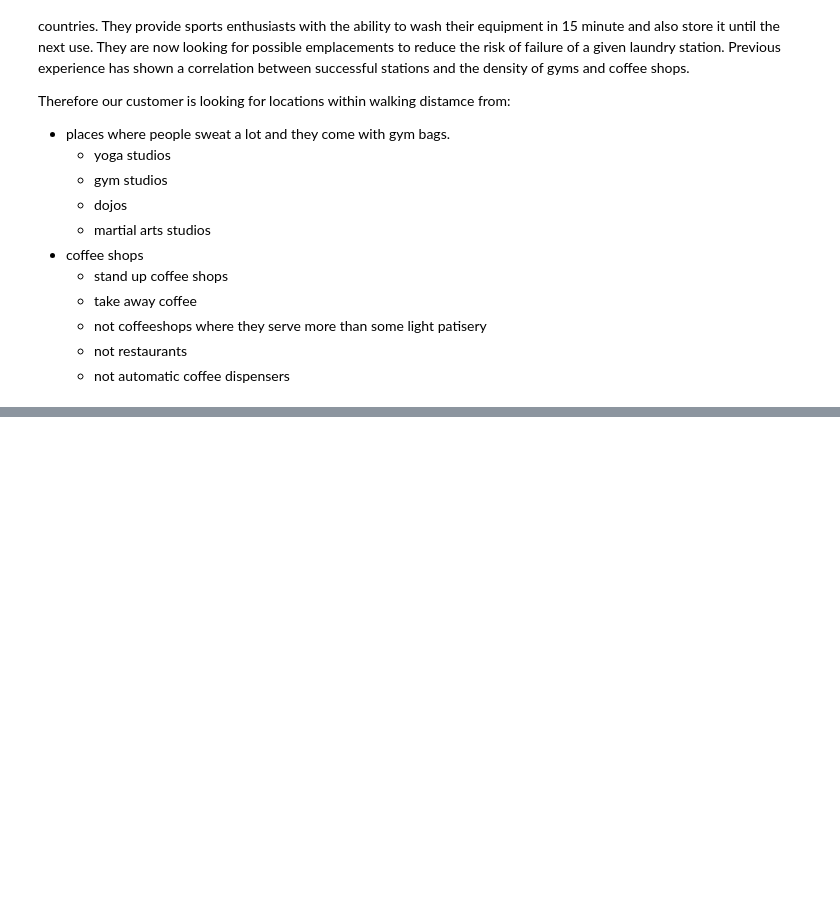
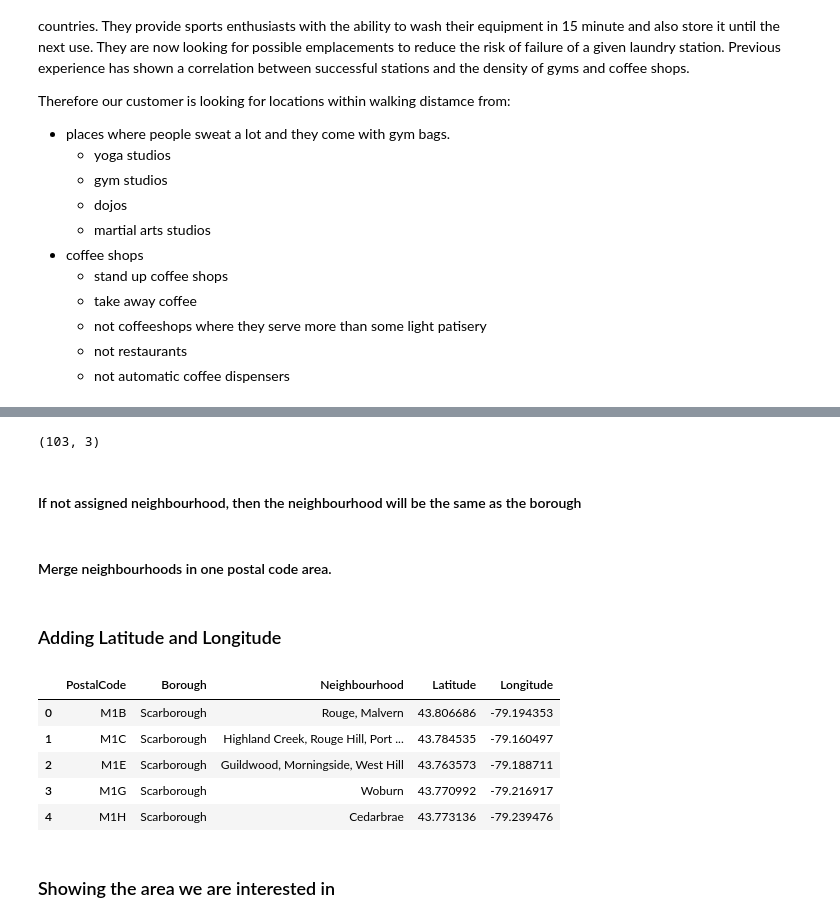
Before and after one commit to lupul-cel-bun/Coursera_Capstone, a Jupyter notebook: Data Science Capstone feb2019.ipynb, the cells around one changed output, grey strips where cells are left out. Saved outputs shown, nothing was run; the diff lists cells and outputs as text; code cells hidden in the pictures; blank space fills up the shorter version.

```diff
--- a/Data Science Capstone feb2019.ipynb
+++ b/Data Science Capstone feb2019.ipynb
@@ -35,0 +83,10 @@ from sklearn import preprocessing
+# %%
+#The dataframe will consist of three columns: PostalCode, Borough, and Neighbourhood
+df = pd.DataFrame(wiki[0])
+df.rename(columns=df.iloc[0])
+df = df.drop(df.index[0])
+df.rename(index=str, columns={0: 'PostalCode',
+                             1: 'Borough',
+                             2: 'Neighbourhood'},
+          inplace=True)
+df.head()
@@ -35,0 +102,7 @@ from sklearn import preprocessing
+# %%
+df.replace({'Borough': 'Not assigned' },
+           np.nan,
+           inplace = True)
+df.dropna(subset=["Borough"],
+          inplace=True)
+df.head()
@@ -35,0 +116,31 @@ from sklearn import preprocessing
+# %%
+print(df.shape)
+# %% [output]
+(103, 3)
+# %% [markdown]
+#### If not assigned neighbourhood, then the neighbourhood will be the same as the borough
+# %%
+df['Neighbourhood'] = np.where(df['Neighbourhood'] == 'Not assigned',
+                               df['Borough'],
+                               df['Neighbourhood'])
+assert(df.loc[df['Neighbourhood'] == 'Not assigned'].shape == (0,3))
+# %% [markdown]
+#### Merge neighbourhoods in one postal code area.
+# %%
+df = df.groupby(['PostalCode','Borough'])['Neighbourhood'].apply(', '.join).reset_index()
+# %% [markdown]
+### Adding Latitude and Longitude
+# %%
+gf = pd.read_csv('https://cocl.us/Geospatial_data')
+gf.rename(index=str, columns={'Postal Code': 'PostalCode'}, inplace=True)
+df = pd.merge(df, gf, how='inner', on=['PostalCode'])
+df.head()
+# %% [output]
+|  | PostalCode | Borough | Neighbourhood | Latitude | Longitude |
+| 0 | M1B | Scarborough | Rouge, Malvern | 43.806686 | -79.194353 |
+| 1 | M1C | Scarborough | Highland Creek, Rouge Hill, Port ... | 43.784535 | -79.160497 |
+| 2 | M1E | Scarborough | Guildwood, Morningside, West Hill | 43.763573 | -79.188711 |
+| 3 | M1G | Scarborough | Woburn | 43.770992 | -79.216917 |
+| 4 | M1H | Scarborough | Cedarbrae | 43.773136 | -79.239476 |
+# %% [markdown]
+### Showing the area we are interested in
```
Also changed, not shown: parts of 18 cells of this notebook.
